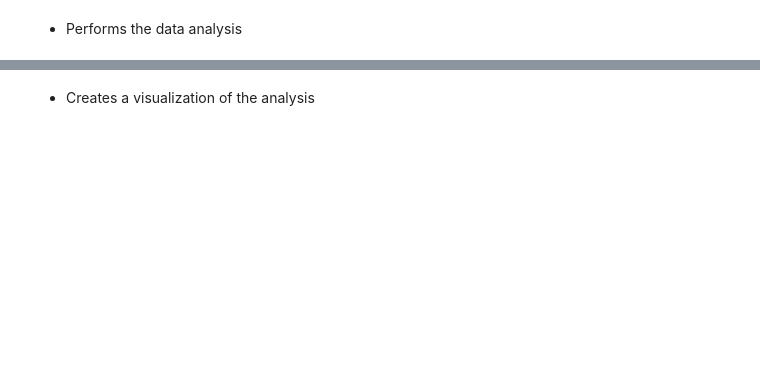
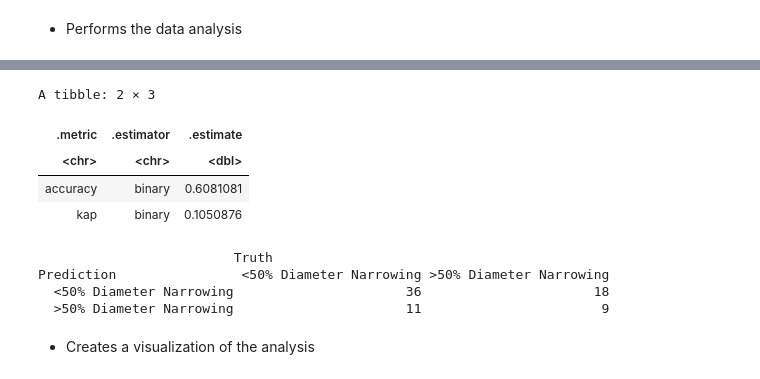
Before and after one commit to stevenlu0830/dsci-100-2024-s1-project, a Jupyter notebook: Project Report.ipynb, the cells around one changed output, grey strips where cells are left out. Saved outputs shown, nothing was run; the diff lists cells and outputs as text; code cells hidden in the pictures; blank space fills up the shorter version.

```diff
--- a/Project Report.ipynb
+++ b/Project Report.ipynb
@@ -212,2 +266,34 @@ hungarian_thalachplot
+# %%
+set.seed(2024)
+
+knn_spec_givenk <- nearest_neighbor(weight_func = "optimal", neighbors = 14) |>
+                   set_engine("kknn") |>
+                   set_mode("classification")
+
+hungarian_fit <- workflow() |>
+                 add_recipe(hungarian_recipe) |>
+                 add_model(knn_spec_givenk) |>
+                 fit(data = hungarian_train)
+
+hungarian_predict <- predict(hungarian_fit, hungarian_test) |>
+                     bind_cols(hungarian_test)
+
+hungarian_metrics <- hungarian_predict |>
+                     metrics(truth = num, estimate = .pred_class)
+hungarian_metrics
+
+hungarian_confmat <- hungarian_predict |>
+                     conf_mat(truth = num, estimate = .pred_class)
+hungarian_confmat
+# %% [output]
+A tibble: 2 × 3
+| .metric | .estimator | .estimate |
+| <chr> | <chr> | <dbl> |
+| accuracy | binary | 0.6081081 |
+| kap | binary | 0.1050876 |
+                         Truth
+Prediction                <50% Diameter Narrowing >50% Diameter Narrowing
+  <50% Diameter Narrowing                      36                      18
+  >50% Diameter Narrowing                      11                       9
 # %% [markdown]
 - Creates a visualization of the analysis
```
Also changed, not shown: parts of 10 cells of this notebook.
